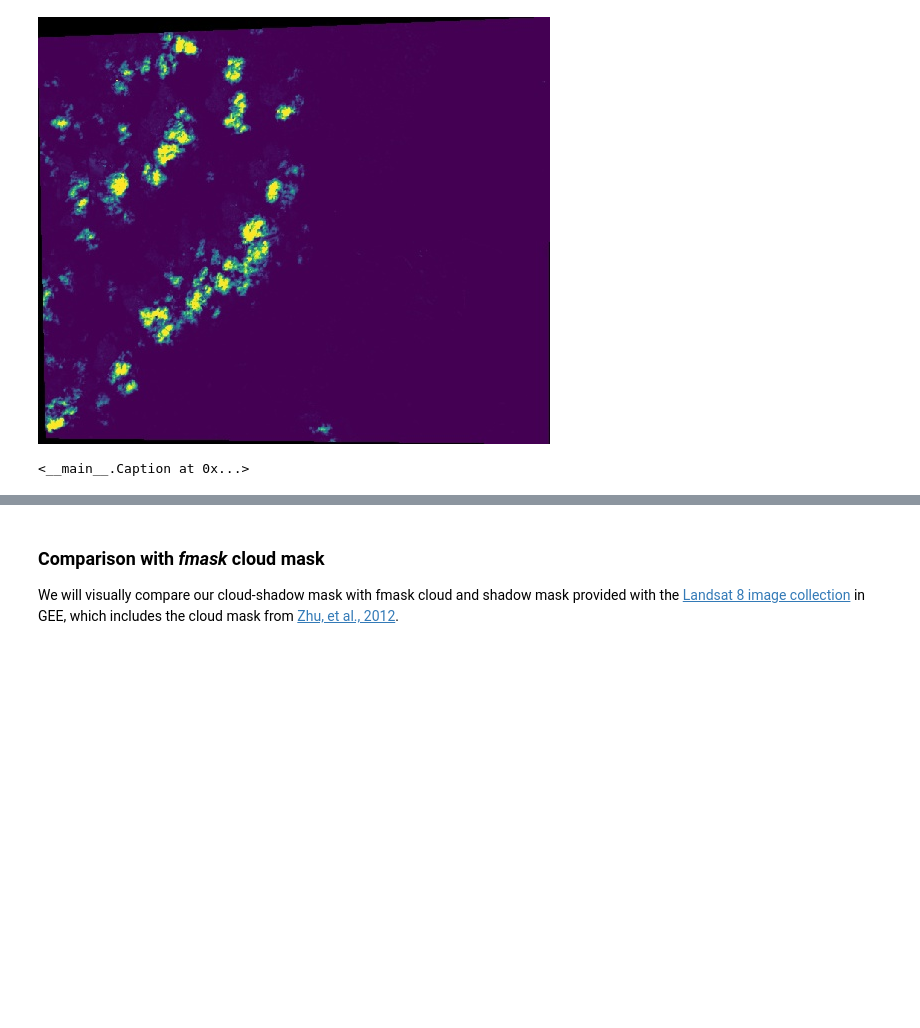
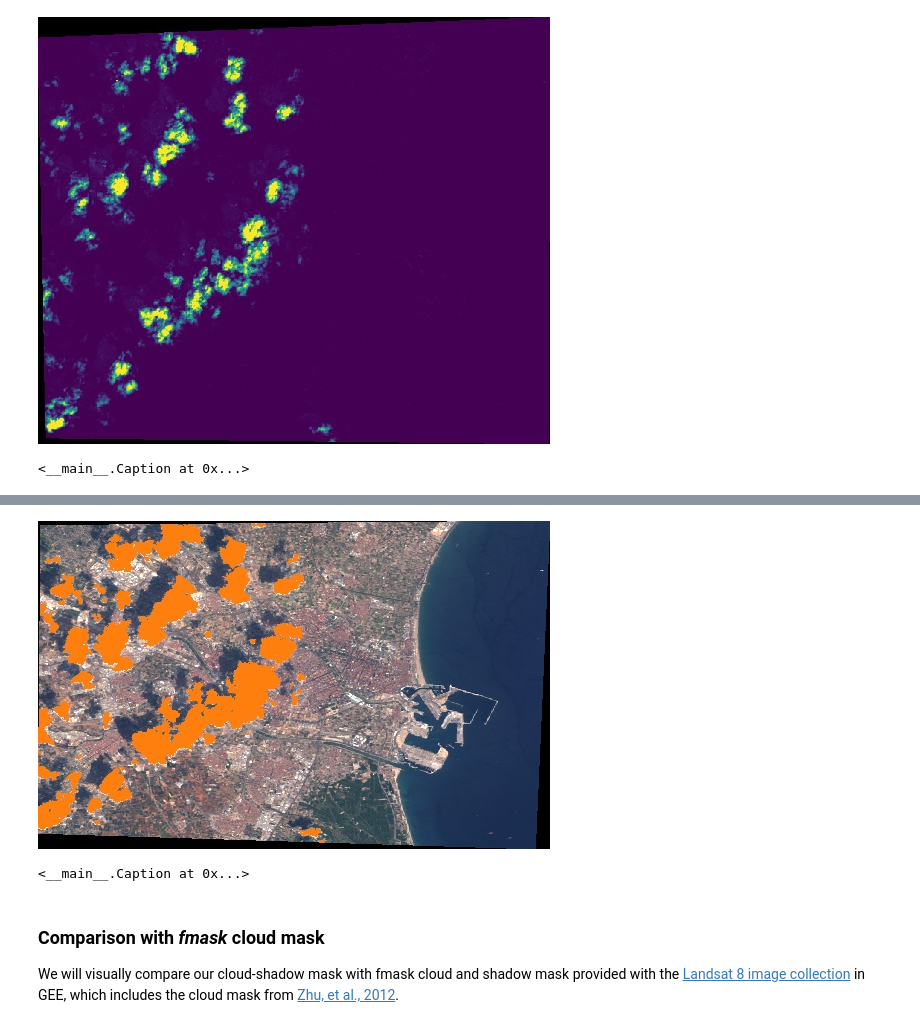
Before and after one commit to IPL-UV/ee_ipl_uv, a Jupyter notebook: examples/clustering_differences.ipynb, the cells around one changed output, grey strips where cells are left out. Saved outputs shown, nothing was run; the diff lists cells and outputs as text; code cells hidden in the pictures; blank space fills up the shorter version.

```diff
--- a/examples/clustering_differences.ipynb
+++ b/examples/clustering_differences.ipynb
@@ -191,3 +209,16 @@ display(Image(image_file_res_cloudscore),
+# %%
+imageRGB = image_predict_clouds.visualize(max=.3,bands=["B4","B3","B2"])
+cloud_score_threshold = multitemporal_cloud_score.gt(THRESHOLD_DIFFERENCE).multiply(reflectance_score.gt(THRESHOLD_REFLECTANCE))
+cloud_score_threshold = cloud_score_threshold.updateMask(cloud_score_threshold)
+cloud_score_threshold_vis = cloud_score_threshold.visualize(max=1,min=0,palette=color_sequence[:2])
+mosaic = ee.ImageCollection([imageRGB, cloud_score_threshold_vis]).mosaic()
+mosaic_clouds_file = download.MaybeDownloadThumb(mosaic.clip(region_of_interest))
+
+display(Image(mosaic_clouds_file),
+        Caption("Thresholded cloud mask over rgb bands"))
+# %% [output]
+[figure, added]
+<__main__.Caption at 0x...>
 # %% [markdown]
 ### Comparison with *fmask* cloud mask
 We will visually compare our cloud-shadow mask with fmask cloud and shadow mask provided with the [Landsat 8 image collection](https://code.earthengine.google.com/dataset/LANDSAT/LC8_L1T_TOA_FMASK) in GEE, which includes the cloud mask from [Zhu, et al., 2012](http://www.sciencedirect.com/science/article/pii/S0034425711003853).
```
Also changed, not shown: parts of 13 cells of this notebook, 7 other files.
